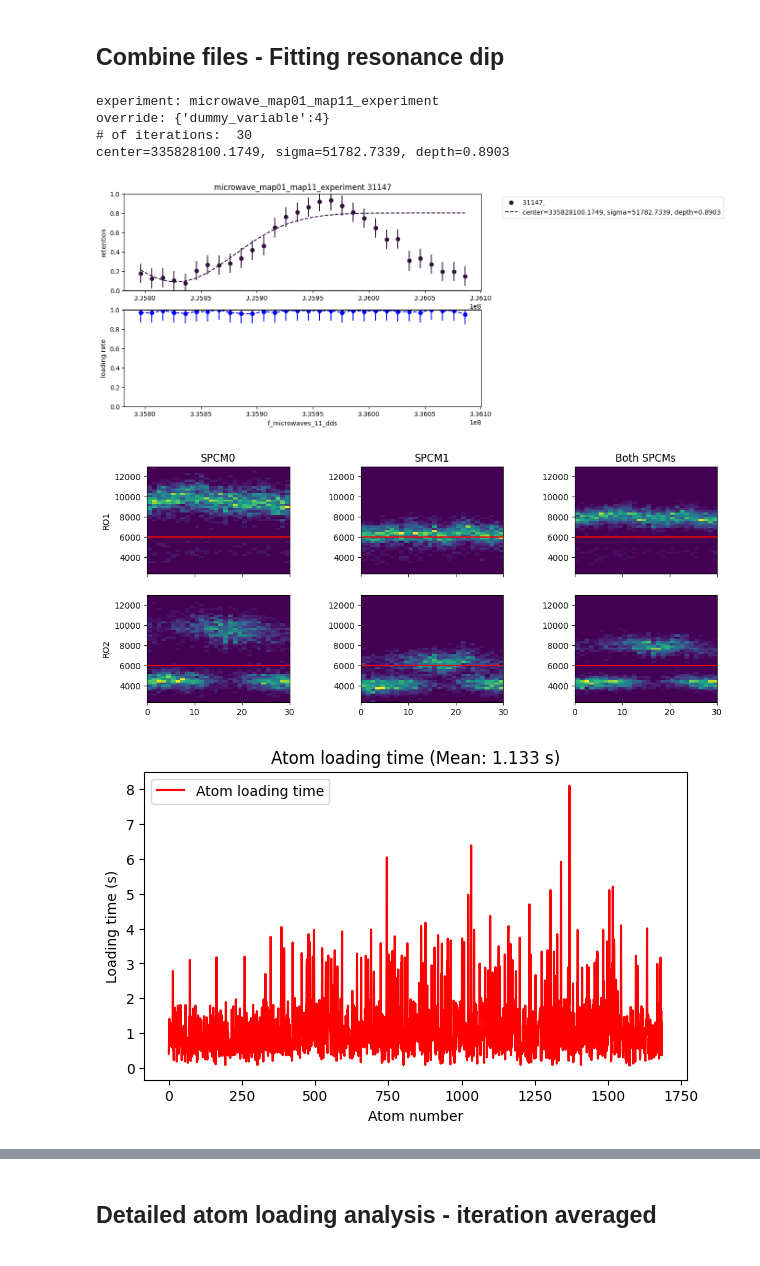
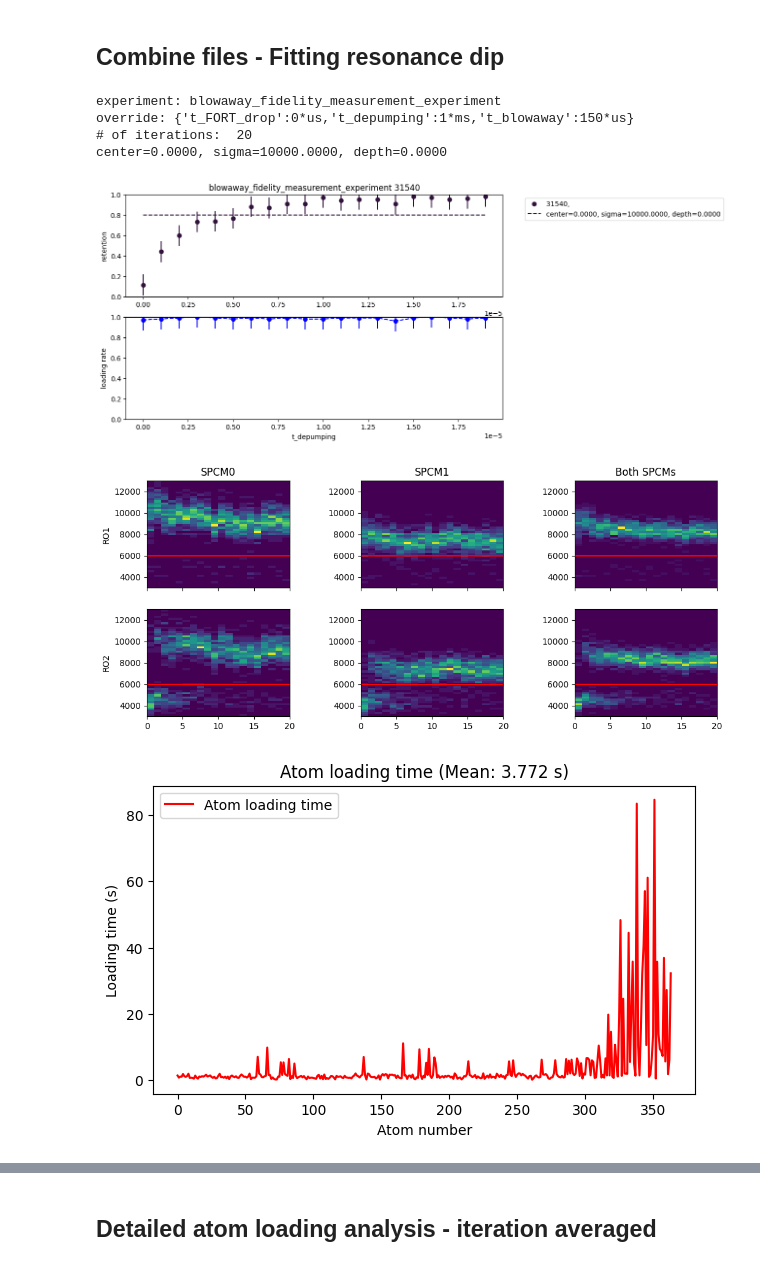
Before and after one commit to QuantumQuadrate/qn_artiq_routines, a Jupyter notebook: Analysis/Single atom analysis/atom_loading_analysis_2025.ipynb, the cells around one changed output, grey strips where cells are left out. Saved outputs shown, nothing was run; the diff lists cells and outputs as text; code cells hidden in the pictures.

```diff
--- a/Analysis/Single atom analysis/atom_loading_analysis_2025.ipynb
+++ b/Analysis/Single atom analysis/atom_loading_analysis_2025.ipynb
@@ -23,7 +23,7 @@ print(set_point_PD6_AOM_A6)
 0.034
 0.034
 # %%
-date_filters = ["2025-10-08"]
+date_filters = ["2025-11-08"]
 
 from matplotlib import pyplot as plt
 import matplotlib as mpl
@@ -51,7 +51,7 @@ def average_over_measurement(measurements, history):
 
 
 fnames = get_files_by_criteria(date_filters, # only find files from these date directories
-                               name_filters=["GeneralVariableScan"], # only find files containing all these strings
+                               name_filters=["GeneralVariableScan","Microwaves_scans"], # find files containing any of these strings
                                condition=lambda filename: True, # use this to filter by experiment parameters, like this: lambda filename: np.bool_(h5py.File(filename)['datasets']['set_current_coil_volts_at_finish'])
                                start_dir=results,
                                include_path=True, # if False, only return the name of the file, not the full path
@@ -96,7 +100,7 @@ With fitting the resonance for microwave scans
 """
 ### the file(s) to analyze:
 file_indices = {
-    6:'',
+    26:'',
     # 45:'',
     # 47:'',
     # 49:'',
@@ -360,37 +364,37 @@ if showhist:
     ax6.axhline(cutoff2 / t_SPCM_first_shot, color='red')
     ax6.set_aspect('auto')
 
     plt.subplots_adjust(hspace=0.2, wspace=0.5)
 plt.show()
 
 
 
 #### Plot the combined Atom_loading_time values
 ## We can slice the array to separate iterations later, if we want.
 combined_atom_loading_times = list(itertools.chain(*all_atom_loading_times))
 mean_loading_time = np.mean(combined_atom_loading_times)
 plt.figure(figsize=(7, 4))
 plt.plot(combined_atom_loading_times, 'r-', label='Atom loading time')
 plt.xlabel("Atom number")
 plt.ylabel("Loading time (s)")
 plt.title(f"Atom loading time (Mean: {mean_loading_time:.3f} s)")
 # plt.title(f"Combined Atom Loading Time for All Files")
 plt.legend(loc='best')
 plt.show()
 
 
 # Plot the histogram of combined Atom_loading_time
 plt.figure(figsize=(7, 4))
 plt.hist(combined_atom_loading_times, bins=50, edgecolor='black', alpha=0.7)
 plt.xlabel("Atom Loading Time (s)")
 plt.ylabel("Frequency")
 plt.title(f"Histogram of Combined Atom Loading Time")
 plt.show()
 # %% [output]
-experiment: microwave_map01_map11_experiment
-override: {'dummy_variable':4}
-# of iterations:  30
-center=335828100.1749, sigma=51782.7339, depth=0.8903
+experiment: blowaway_fidelity_measurement_experiment
+override: {'t_FORT_drop':0*us,'t_depumping':1*ms,'t_blowaway':150*us}
+# of iterations:  20
+center=0.0000, sigma=10000.0000, depth=0.0000
-[figure, old version]
+[figure, new version]
-[figure, old version]
+[figure, new version]
-[figure, old version]
+[figure, new version]
```
Also changed, not shown: parts of 5 cells of this notebook, 8 other files.
